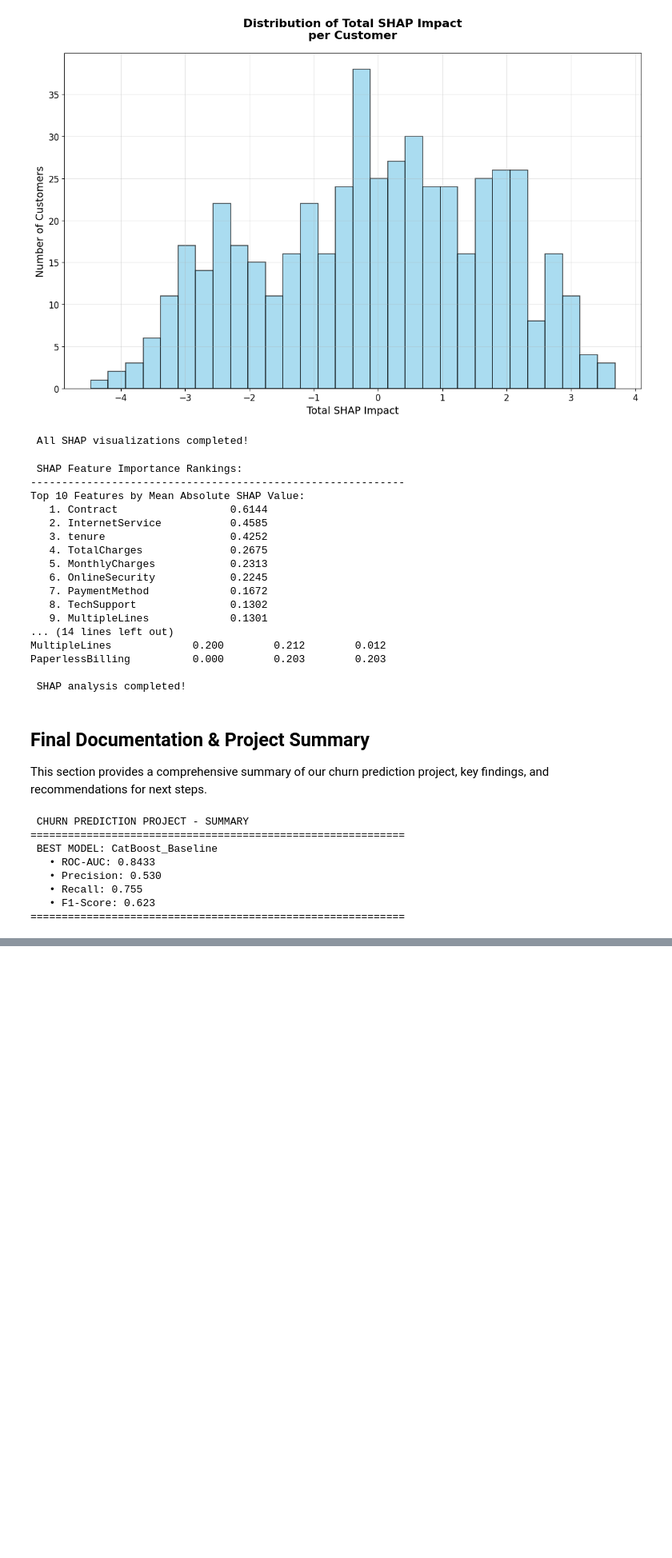
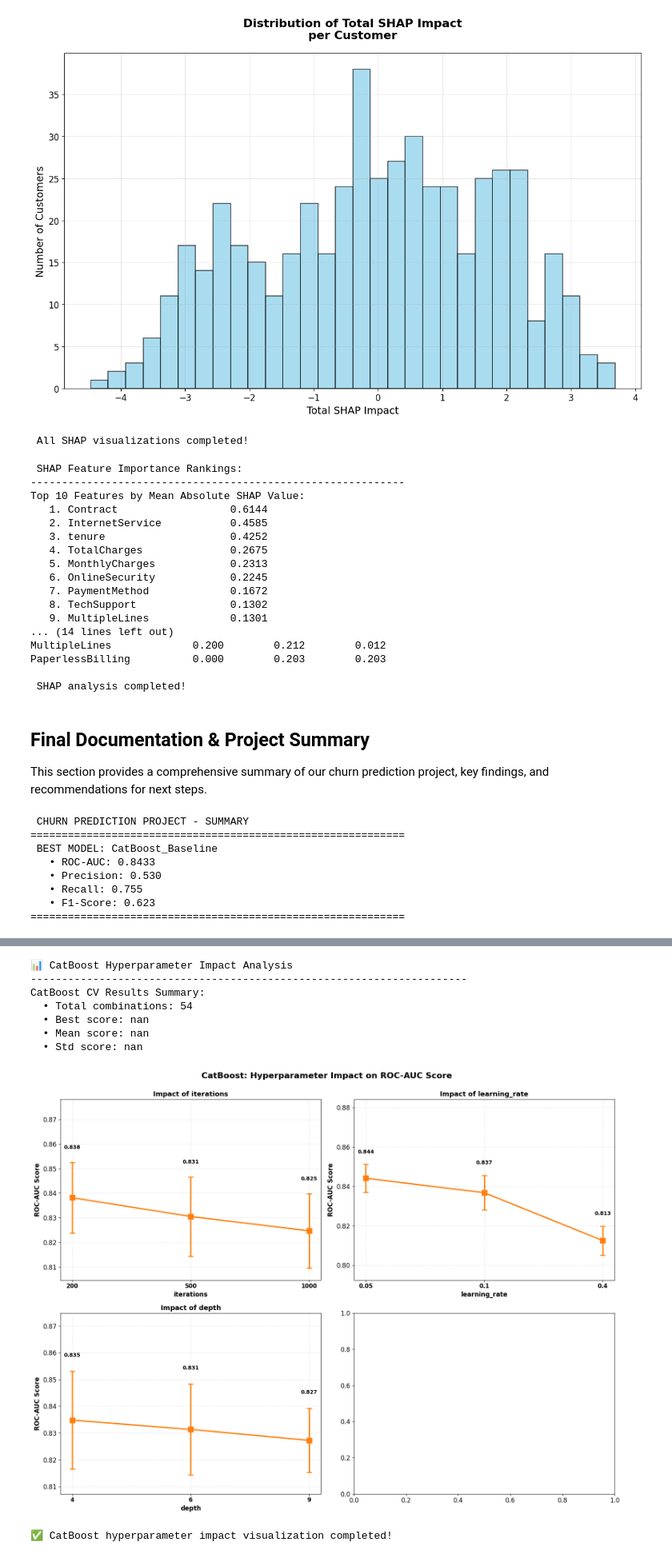
Before and after one commit to ThanhDang-Vn/ensemble-catboost-xgboost, a Jupyter notebook: classification/churn_boosting.ipynb, the cells around one changed output, grey strips where cells are left out. Shown at 80% size. Drawn from its saved outputs; the diff is of its cells as text; code cells hidden in the pictures; blank space fills up the shorter version.

```diff
--- a/classification/churn_boosting.ipynb
+++ b/classification/churn_boosting.ipynb
@@ -1952,0 +2044,76 @@ print("=" * 60)
+# %%
+# CatBoost Hyperparameter Impact Analysis
+print("\n📊 CatBoost Hyperparameter Impact Analysis")
+print("-" * 70)
+
+cat_cv_results = cat_baseline_results['cv_results']
+
+# Extract parameter combinations
+cat_params_df = pd.DataFrame(cat_cv_results['params'])
+cat_params_df['mean_test_score'] = cat_cv_results['mean_test_score']
+cat_params_df['std_test_score'] = cat_cv_results['std_test_score']
+
+print("CatBoost CV Results Summary:")
+print(f"  • Total combinations: {len(cat_params_df)}")
+print(f"  • Best score: {cat_cv_results['mean_test_score'].max():.4f}")
+print(f"  • Mean score: {cat_cv_results['mean_test_score'].mean():.4f}")
+print(f"  • Std score: {cat_cv_results['mean_test_score'].std():.4f}")
+
+# Create subplots for each hyperparameter
+fig, axes = plt.subplots(2, 2, figsize=(16, 12))
+fig.suptitle('CatBoost: Hyperparameter Impact on ROC-AUC Score',
+             fontsize=16, fontweight='bold', y=0.995)
+
+cat_hyperparams = ['iterations', 'learning_rate', 'depth']
+axes_flat = axes.flatten()
+
+for idx, param in enumerate(cat_hyperparams):
+    ax = axes_flat[idx]
+
+    # For class_weights, convert to string representation first
+    if param == 'class_weights':
+        # Convert list/None to string for grouping
+        cat_params_df_temp = cat_params_df.copy()
+        cat_params_df_temp['param_value'] = cat_params_df_temp[param].apply(
+            lambda x: 'None' if x is None else str(x)
+        )
+        grouped = cat_params_df_temp.groupby('param_value')['mean_test_score'].agg(['mean', 'std']).reset_index()
+        grouped['param_value'] = grouped['param_value'].apply(
+            lambda x: 'None' if x == 'None' else f'[{eval(x)[0]:.1f}, {eval(x)[1]:.1f}]'
+        )
+    else:
+        grouped = plot_hyperparameter_impact(cat_cv_results, param, 'CatBoost', 'mean_test_score')
+
+    x_pos = range(len(grouped))
+    ax.errorbar(x_pos, grouped['mean'], yerr=grouped['std'],
+                marker='s', markersize=10, linewidth=2.5, capsize=5,
+                capthick=2, color='#ff7f0e', label='Mean ± Std')
+
+    ax.set_xticks(x_pos)
+    ax.set_xticklabels([str(v) for v in grouped['param_value']], fontsize=11, fontweight='bold')
+    ax.set_xlabel(param, fontsize=12, fontweight='bold')
+    ax.set_ylabel('ROC-AUC Score', fontsize=12, fontweight='bold')
+    ax.set_title(f'Impact of {param}', fontsize=13, fontweight='bold')
+    ax.grid(True, alpha=0.3, linestyle='--')
+
+    # Add value labels on points
+    for i, (mean, std) in enumerate(zip(grouped['mean'], grouped['std'])):
+        ax.text(i, mean + std + 0.005, f'{mean:.3f}', ha='center', va='bottom',
+                fontweight='bold', fontsize=10)
+
+    ax.set_ylim([grouped['mean'].min() - 0.02, grouped['mean'].max() + 0.04])
+
+plt.tight_layout()
+plt.show()
+
+print("\n✅ CatBoost hyperparameter impact visualization completed!")
+# %% [output]
+📊 CatBoost Hyperparameter Impact Analysis
+----------------------------------------------------------------------
+CatBoost CV Results Summary:
+  • Total combinations: 54
+  • Best score: nan
+  • Mean score: nan
+  • Std score: nan
+[figure, added]
+✅ CatBoost hyperparameter impact visualization completed!
```
Also changed, not shown: parts of 14 cells of this notebook, 1 other file.
